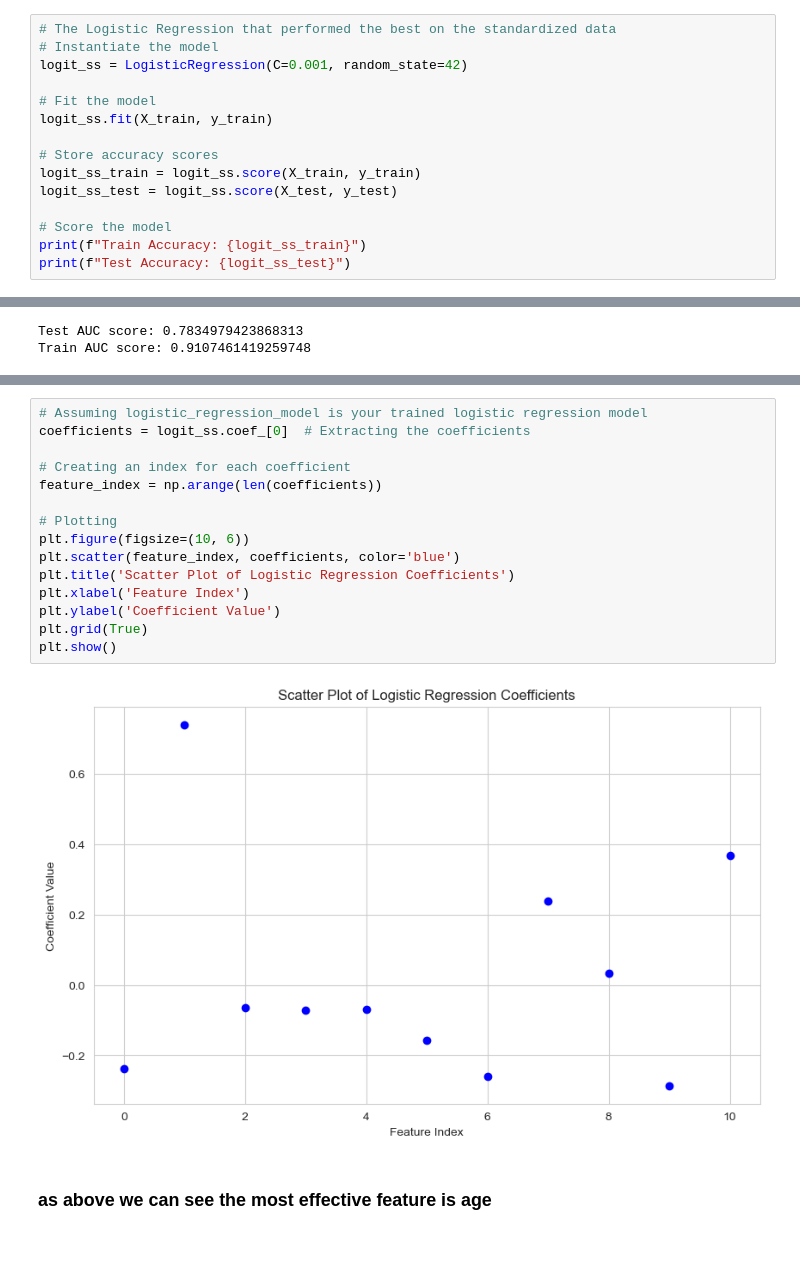
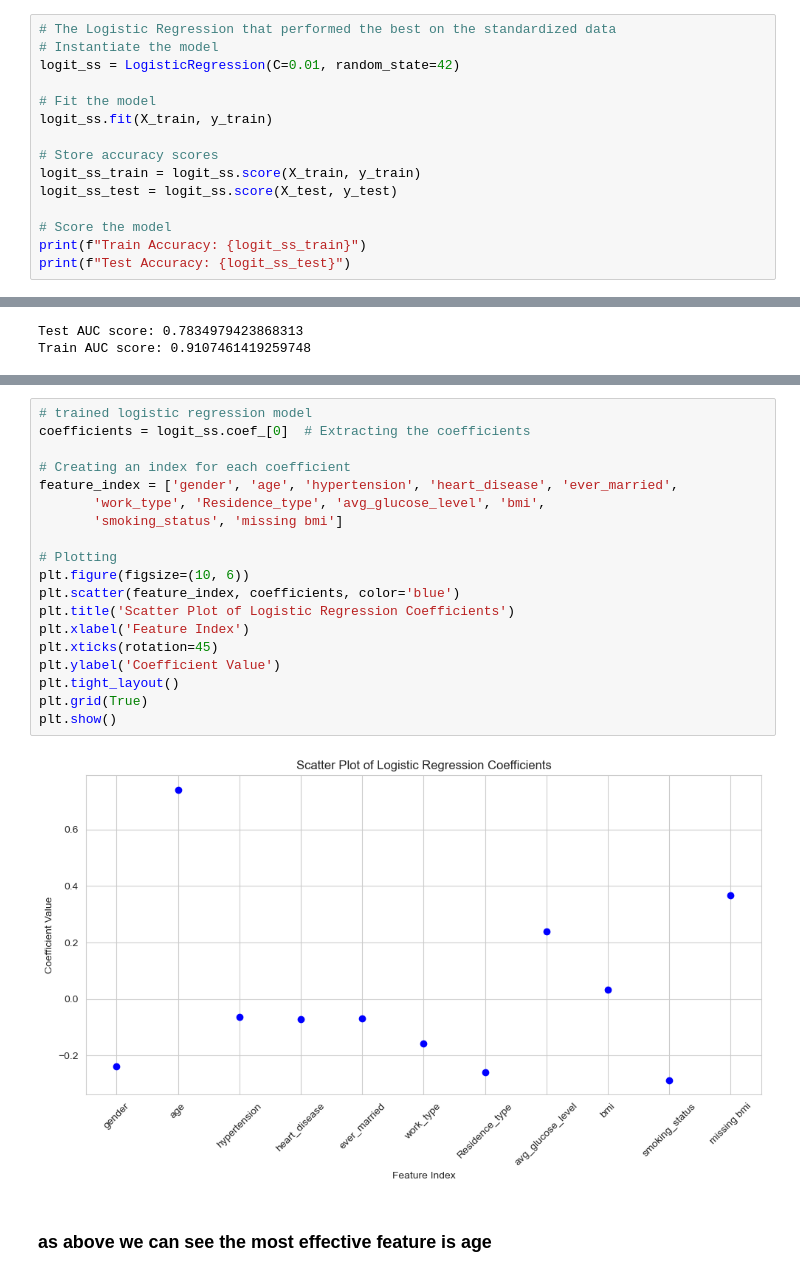
Before and after one commit to MaSOouD69/Capstone-Repo-Bootcamp-Project, a Jupyter notebook: capstone_clean.ipynb, the cells around one changed output, grey strips where cells are left out. Saved outputs shown, nothing was run; the diff lists cells and outputs as text; blank space fills up the shorter version.

```diff
--- a/capstone_clean.ipynb
+++ b/capstone_clean.ipynb
@@ -1177,7 +1181,7 @@ In this instance, our best Logistic Regression model was at C equal to 0.01 We c
 # %%
 # The Logistic Regression that performed the best on the standardized data
 # Instantiate the model
-logit_ss = LogisticRegression(C=0.001, random_state=42)
+logit_ss = LogisticRegression(C=0.01, random_state=42)
 
 # Fit the model
 logit_ss.fit(X_train, y_train)
@@ -1275,20 +1287,24 @@ Train AUC score: 0.9107461419259748
 # %%
-# Assuming logistic_regression_model is your trained logistic regression model
+# trained logistic regression model
 coefficients = logit_ss.coef_[0]  # Extracting the coefficients
 
 # Creating an index for each coefficient
-feature_index = np.arange(len(coefficients))
+feature_index = ['gender', 'age', 'hypertension', 'heart_disease', 'ever_married',
+       'work_type', 'Residence_type', 'avg_glucose_level', 'bmi',
+       'smoking_status', 'missing bmi']
 
 # Plotting
 plt.figure(figsize=(10, 6))
 plt.scatter(feature_index, coefficients, color='blue')
 plt.title('Scatter Plot of Logistic Regression Coefficients')
 plt.xlabel('Feature Index')
+plt.xticks(rotation=45)
 plt.ylabel('Coefficient Value')
+plt.tight_layout()
 plt.grid(True)
 plt.show()
 # %% [output]
-[figure, old version]
+[figure, new version]
 # %% [markdown]
 ### as above we can see the most effective feature is age
 # %%
```
Also changed, not shown: parts of 101 cells of this notebook.
